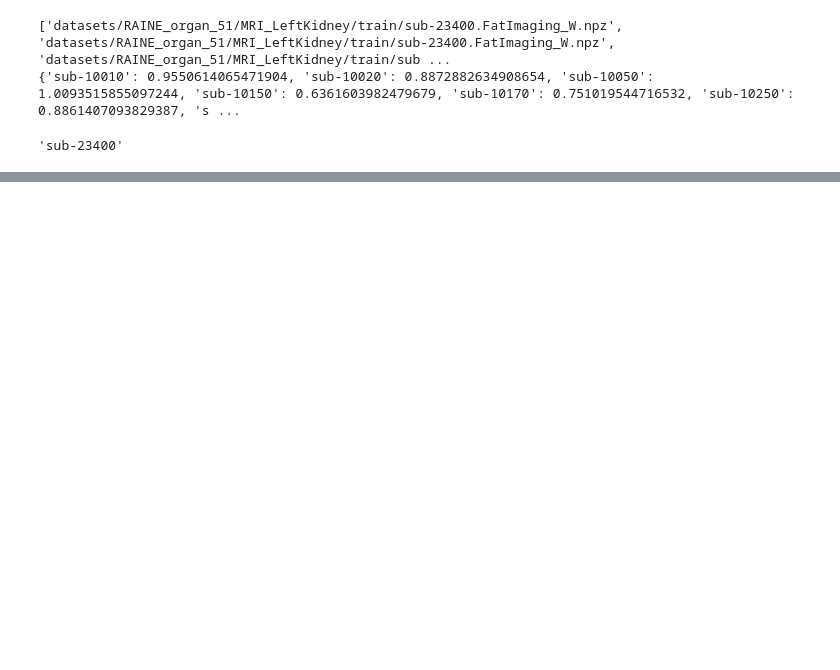
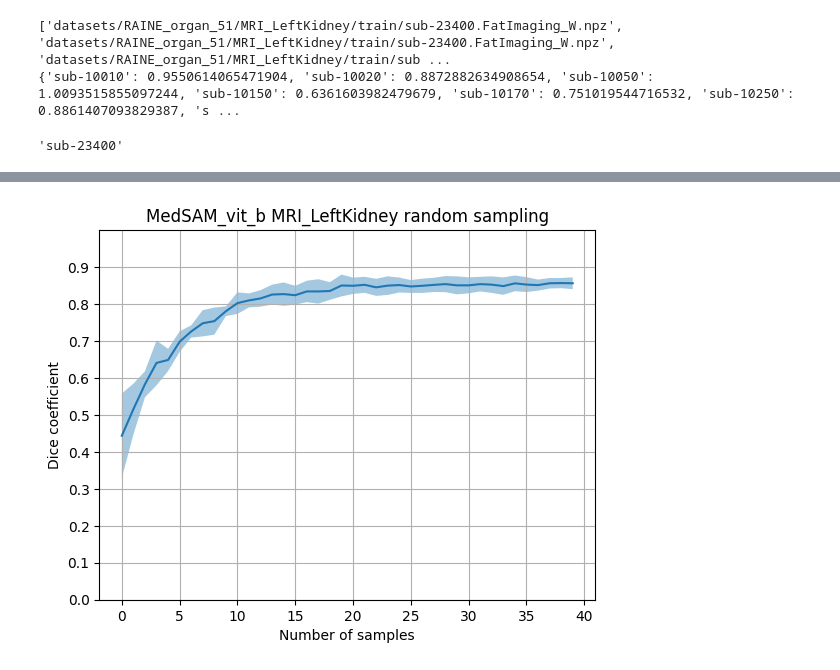
Before and after one commit to yexincheng/ALMRI, a Jupyter notebook: research_questions.ipynb, the cells around one changed output, grey strips where cells are left out. Saved outputs shown, nothing was run; the diff lists cells and outputs as text; code cells hidden in the pictures; blank space fills up the shorter version.

```diff
--- a/research_questions.ipynb
+++ b/research_questions.ipynb
@@ -671,0 +666,8 @@ plt.show()
+# %%
+epochs = 100
+strategy = 'random'
+task = 'MRI_LeftKidney'
+base_model = 'MedSAM_vit_b'
+plot_dice_interval(epochs, strategy, task, base_model)
+# %% [output]
+[figure, added]
```
Also changed, not shown: parts of 14 cells of this notebook.
